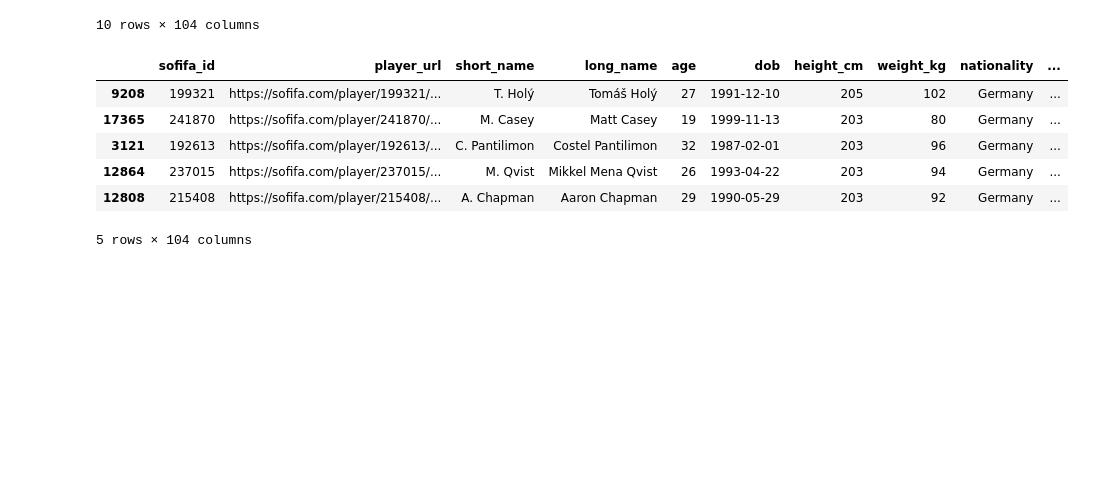
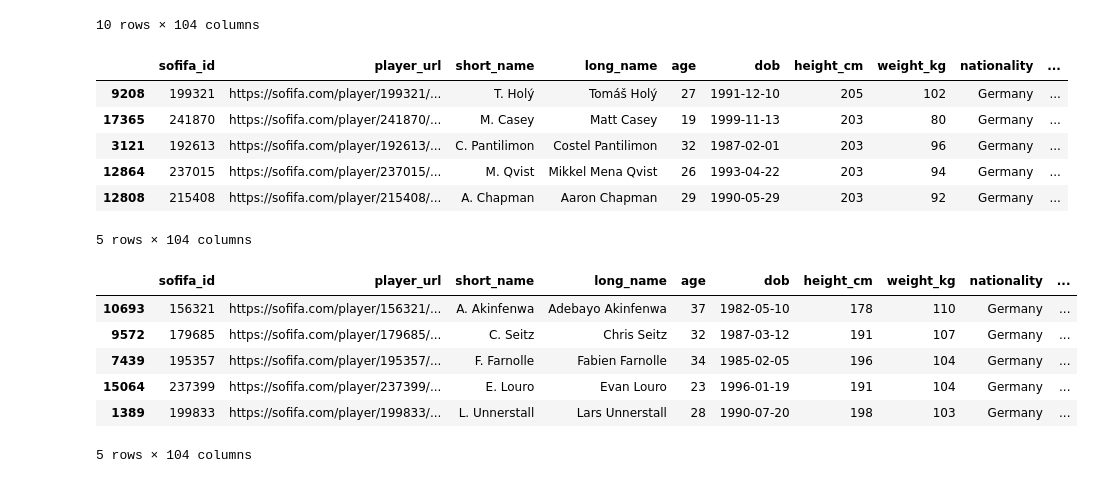
Before and after one commit to millywanderi/great-learning, a Jupyter notebook: Fifa.ipynb, the cells around one changed output. Saved outputs shown, nothing was run; the diff lists cells and outputs as text; code cells hidden in the pictures; blank space fills up the shorter version.

Commit message:
Displayed top 10 weight_kg with Germany nationality in descending order

```diff
--- a/Fifa.ipynb
+++ b/Fifa.ipynb
@@ -160,3 +160,13 @@ Germany.sort_values(by=['height_cm'],ascending=False).head()
 | 12864 | 237015 | https://sofifa.com/player/237015/... | M. Qvist | Mikkel Mena Qvist | 26 | 1993-04-22 | 203 | 94 | Germany | ... |
 | 12808 | 215408 | https://sofifa.com/player/215408/... | A. Chapman | Aaron Chapman | 29 | 1990-05-29 | 203 | 92 | Germany | ... |
 5 rows × 104 columns
+# %%
+Germany.sort_values(by=['weight_kg'],ascending=False).head()
+# %% [output]
+|  | sofifa_id | player_url | short_name | long_name | age | dob | height_cm | weight_kg | nationality | ... |
+| 10693 | 156321 | https://sofifa.com/player/156321/... | A. Akinfenwa | Adebayo Akinfenwa | 37 | 1982-05-10 | 178 | 110 | Germany | ... |
+| 9572 | 179685 | https://sofifa.com/player/179685/... | C. Seitz | Chris Seitz | 32 | 1987-03-12 | 191 | 107 | Germany | ... |
+| 7439 | 195357 | https://sofifa.com/player/195357/... | F. Farnolle | Fabien Farnolle | 34 | 1985-02-05 | 196 | 104 | Germany | ... |
+| 15064 | 237399 | https://sofifa.com/player/237399/... | E. Louro | Evan Louro | 23 | 1996-01-19 | 191 | 104 | Germany | ... |
+| 1389 | 199833 | https://sofifa.com/player/199833/... | L. Unnerstall | Lars Unnerstall | 28 | 1990-07-20 | 198 | 103 | Germany | ... |
+5 rows × 104 columns
```
